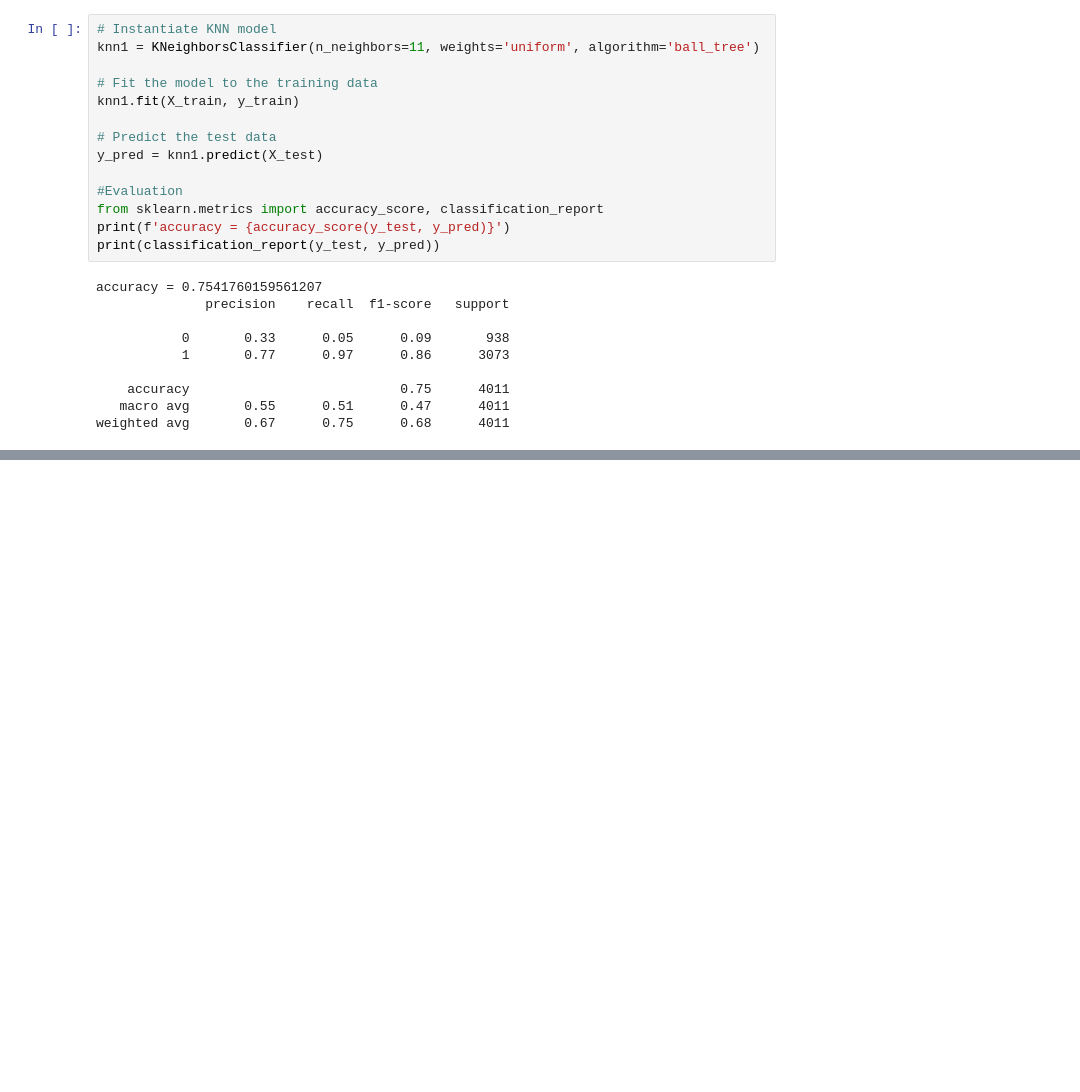
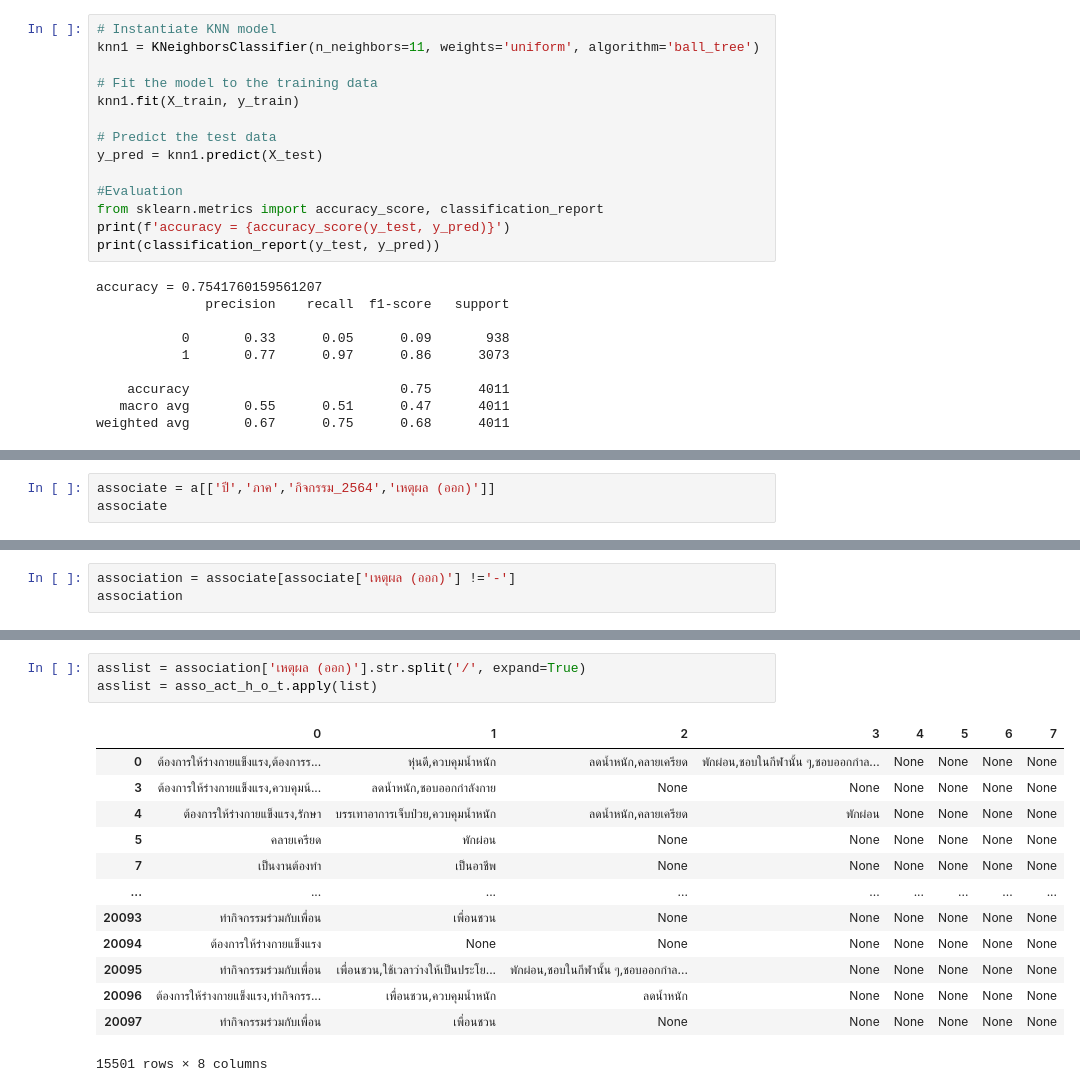
Before and after one commit to Tonry12/BSC_DPDM23, a Jupyter notebook: ex.ipynb, the cells around one changed output, grey strips where cells are left out. Cells and saved outputs as stored; diff of their text form; blank space fills up the shorter version.

```diff
--- a/ex.ipynb
+++ b/ex.ipynb
@@ -546,0 +565,3 @@ weighted avg       0.67      0.75      0.68      4011
+# %%
+associate = a[['ปี','ภาค','กิจกรรม_2564','เหตุผล (ออก)']]
+associate
@@ -546,0 +591,3 @@ weighted avg       0.67      0.75      0.68      4011
+# %%
+association = associate[associate['เหตุผล (ออก)'] !='-']
+association
@@ -546,0 +624,17 @@ weighted avg       0.67      0.75      0.68      4011
+# %%
+asslist = association['เหตุผล (ออก)'].str.split('/', expand=True)
+asslist = asso_act_h_o_t.apply(list)
+# %% [output]
+|  | 0 | 1 | 2 | 3 | 4 | 5 | 6 | 7 |
+| 0 | ต้องการให้ร่างกายแข็งแรง,ต้องการร... | หุ่นดี,ควบคุมน้ำหนัก | ลดน้ำหนัก,คลายเครียด | พักผ่อน,ชอบในกีฬานั้น ๆ,ชอบออกกำล... | None | None | None | None |
+| 3 | ต้องการให้ร่างกายแข็งแรง,ควบคุมน้... | ลดน้ำหนัก,ชอบออกกำลังกาย | None | None | None | None | None | None |
+| 4 | ต้องการให้ร่างกายแข็งแรง,รักษา | บรรเทาอาการเจ็บป่วย,ควบคุมน้ำหนัก | ลดน้ำหนัก,คลายเครียด | พักผ่อน | None | None | None | None |
+| 5 | คลายเครียด | พักผ่อน | None | None | None | None | None | None |
+| 7 | เป็นงานต้องทำ | เป็นอาชีพ | None | None | None | None | None | None |
+| ... | ... | ... | ... | ... | ... | ... | ... | ... |
+| 20093 | ทำกิจกรรมร่วมกับเพื่อน | เพื่อนชวน | None | None | None | None | None | None |
+| 20094 | ต้องการให้ร่างกายแข็งแรง | None | None | None | None | None | None | None |
+| 20095 | ทำกิจกรรมร่วมกับเพื่อน | เพื่อนชวน,ใช้เวลาว่างให้เป็นประโย... | พักผ่อน,ชอบในกีฬานั้น ๆ,ชอบออกกำล... | None | None | None | None | None |
+| 20096 | ต้องการให้ร่างกายแข็งแรง,ทำกิจกรร... | เพื่อนชวน,ควบคุมน้ำหนัก | ลดน้ำหนัก | None | None | None | None | None |
+| 20097 | ทำกิจกรรมร่วมกับเพื่อน | เพื่อนชวน | None | None | None | None | None | None |
+15501 rows × 8 columns
```
Also changed, not shown: parts of 12 cells of this notebook.
